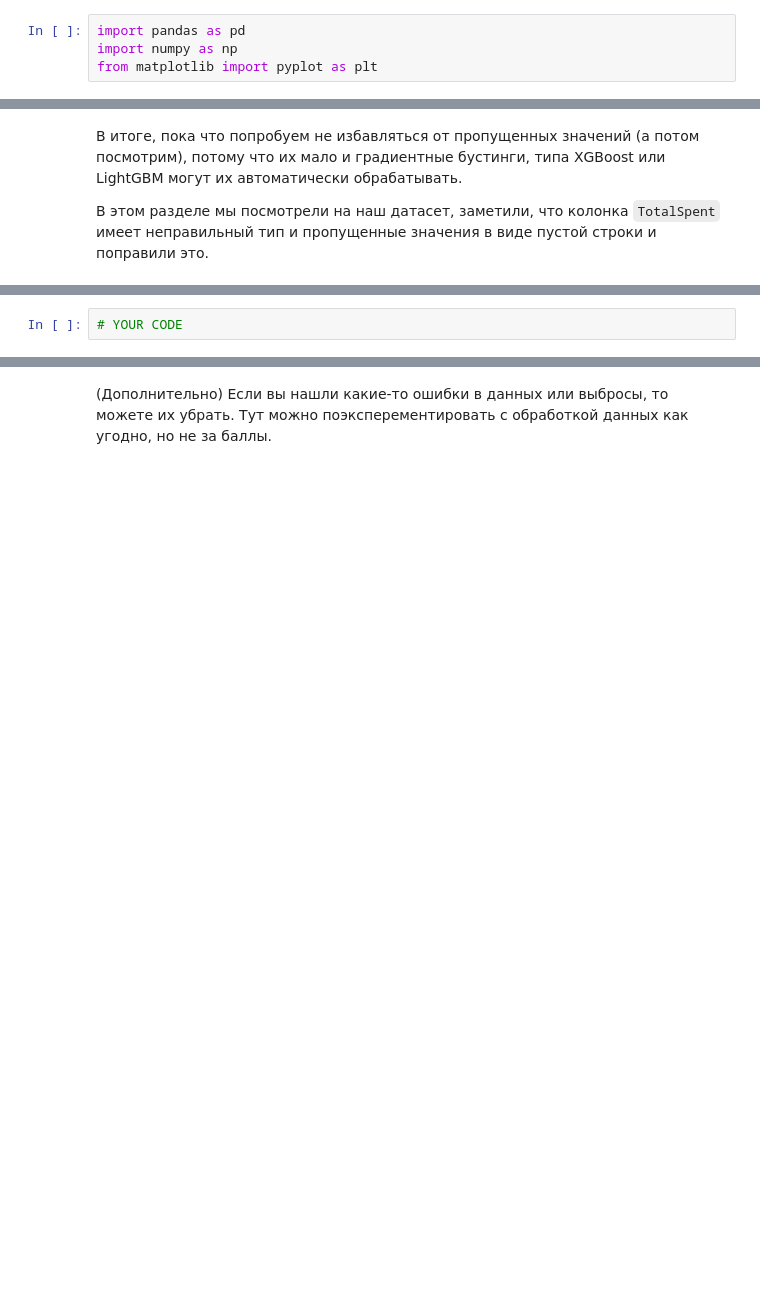
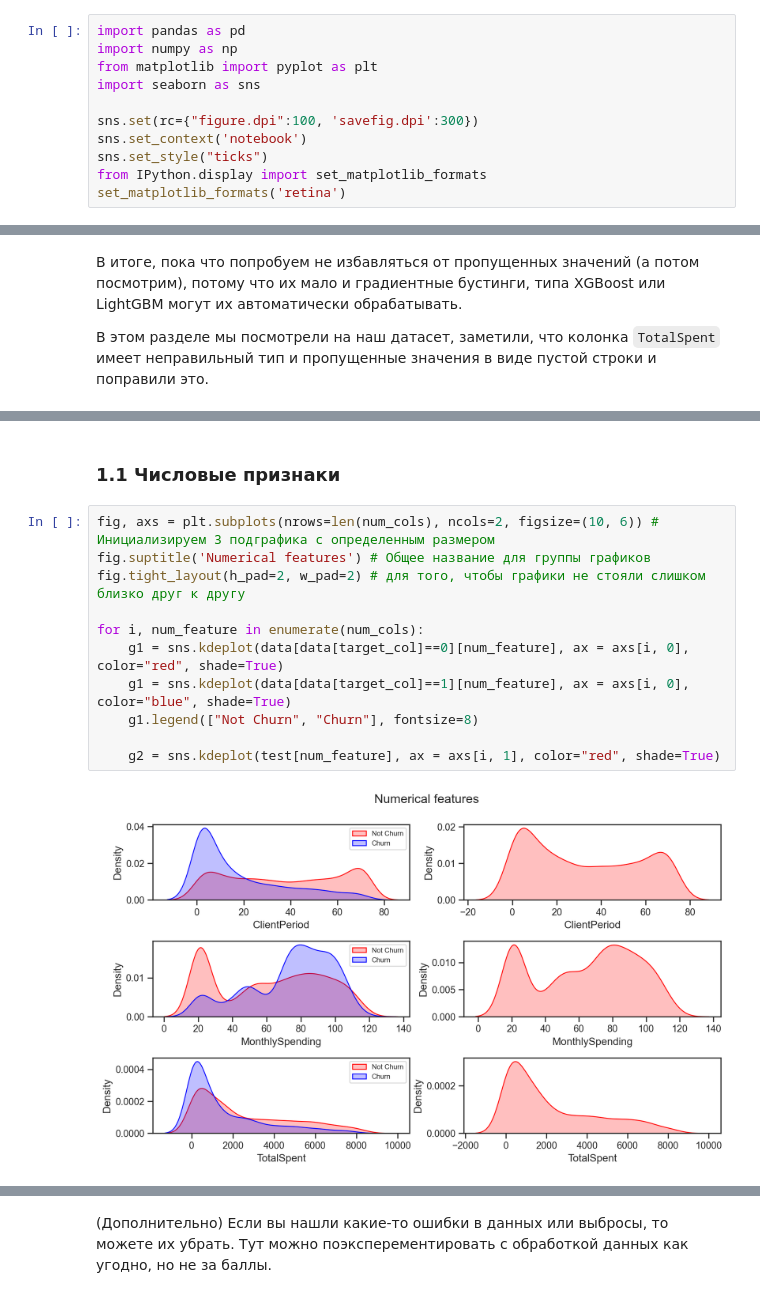
Before and after one commit to Extremesarova/deep_learning_school, a Jupyter notebook: part_1/3_kaggle/churn_prediction.ipynb, the cells around one changed output, grey strips where cells are left out. Drawn from its saved outputs; the diff is of its cells as text; blank space fills up the shorter version.

Commit message:
working on churn_prediciton

```diff
--- a/part_1/3_kaggle/churn_prediction.ipynb
+++ b/part_1/3_kaggle/churn_prediction.ipynb
@@ -55,6 +55,13 @@ roc_auc_score(y_true, y_predictions)
 import pandas as pd
 import numpy as np
 from matplotlib import pyplot as plt
+import seaborn as sns
+
+sns.set(rc={"figure.dpi":100, 'savefig.dpi':300})
+sns.set_context('notebook')
+sns.set_style("ticks")
+from IPython.display import set_matplotlib_formats
+set_matplotlib_formats('retina')
 # %% [markdown]
 ## Загрузка данных (2 балла)
 
@@ -281,5 +289,18 @@ memory usage: 261.5+ KB
 3) (Если будет желание) Поиграйте с разными библиотеками для визуализации - *sns*, *pandas_visual_analysis*, etc.
 
 Второй пункт очень важен, потому что существуют задачи классификации с несбалансированными классами. Например, это может значить, что в датасете намного больше примеров 0 класса. В таких случаях нужно 1) не использовать accuracy как метрику 2) использовать методы борьбы с imbalanced dataset (обычно если датасет сильно несбалансирован, т.е. класса 1 в 20 раз меньше класса 0).
-# %%
-# YOUR CODE
+# %% [markdown]
+### 1.1 Числовые признаки
+# %%
+fig, axs = plt.subplots(nrows=len(num_cols), ncols=2, figsize=(10, 6)) # Инициализируем 3 подграфика с определенным размером
+fig.suptitle('Numerical features') # Общее название для группы графиков
+fig.tight_layout(h_pad=2, w_pad=2) # для того, чтобы графики не стояли слишком близко друг к другу
+
+for i, num_feature in enumerate(num_cols):
+    g1 = sns.kdeplot(data[data[target_col]==0][num_feature], ax = axs[i, 0], color="red", shade=True)
+    g1 = sns.kdeplot(data[data[target_col]==1][num_feature], ax = axs[i, 0], color="blue", shade=True)
+    g1.legend(["Not Churn", "Churn"], fontsize=8)
+
+    g2 = sns.kdeplot(test[num_feature], ax = axs[i, 1], color="red", shade=True)
+# %% [output]
+[figure, added]
```
Also changed, not shown: parts of 12 cells of this notebook.
